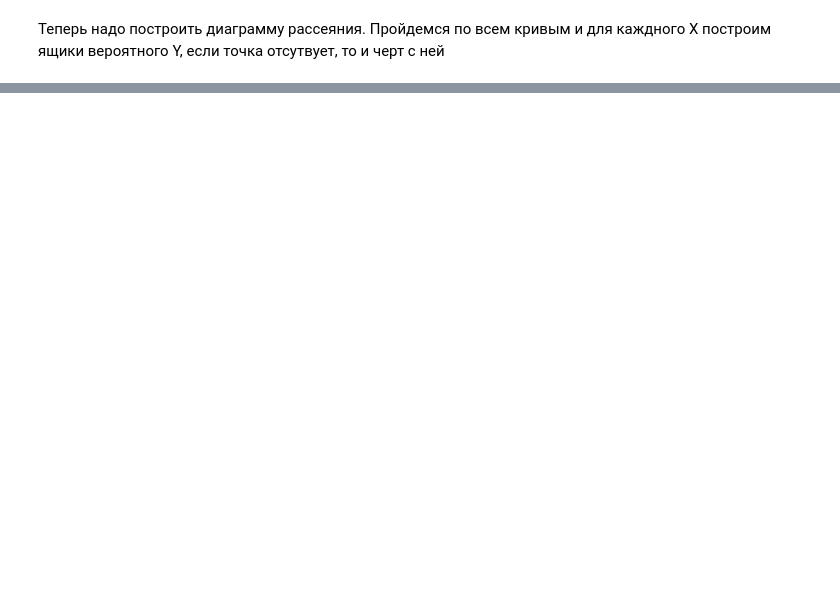
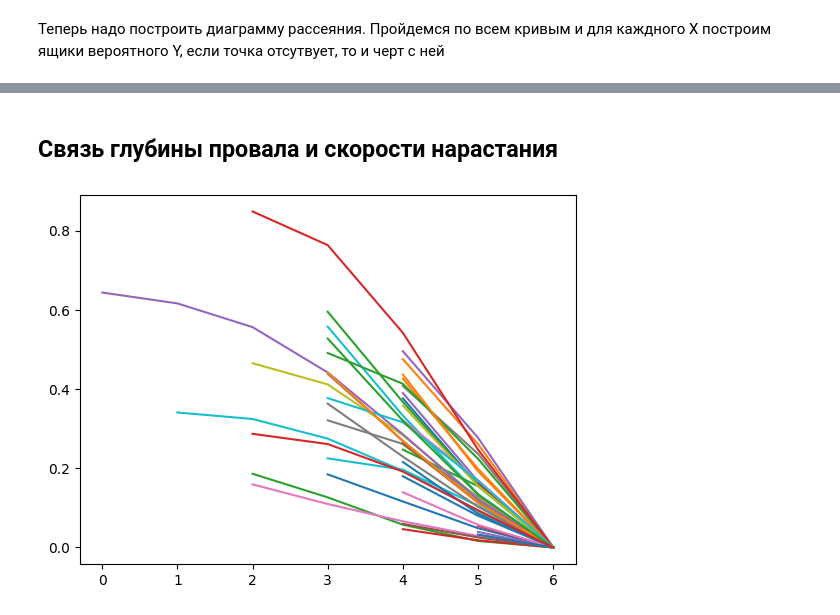
Before and after one commit to ololoshka2871/laser-precision-adjust, a Jupyter notebook: find_shot/analise_all_data.ipynb, the cells around one changed output, grey strips where cells are left out. Saved outputs shown, nothing was run; the diff lists cells and outputs as text; code cells hidden in the pictures; blank space fills up the shorter version.

Commit message:
analise_falling

```diff
--- a/find_shot/analise_all_data.ipynb
+++ b/find_shot/analise_all_data.ipynb
@@ -299,0 +295,15 @@ plt.plot(x, medians, 'r-',
+# %% [markdown]
+## Связь глубины провала и скорости нарастания
+# %%
+falling_fragments = []
+max_len = max(mins_numbers)
+for fragment, min_number in zip(fragments, mins_numbers):
+    data = np.array(fragment['zero-aligned-smooth'][:min_number])
+    _min = min(data)
+    nones = np.array([None] * (max_len - len(data)))
+    falling_fragments.append(np.concatenate((nones, data - _min), axis=0))
+
+for fragment in falling_fragments[:]:
+    plt.plot(fragment, '-')
+# %% [output]
+[figure, added]
```
Also changed, not shown: parts of 9 cells of this notebook.
